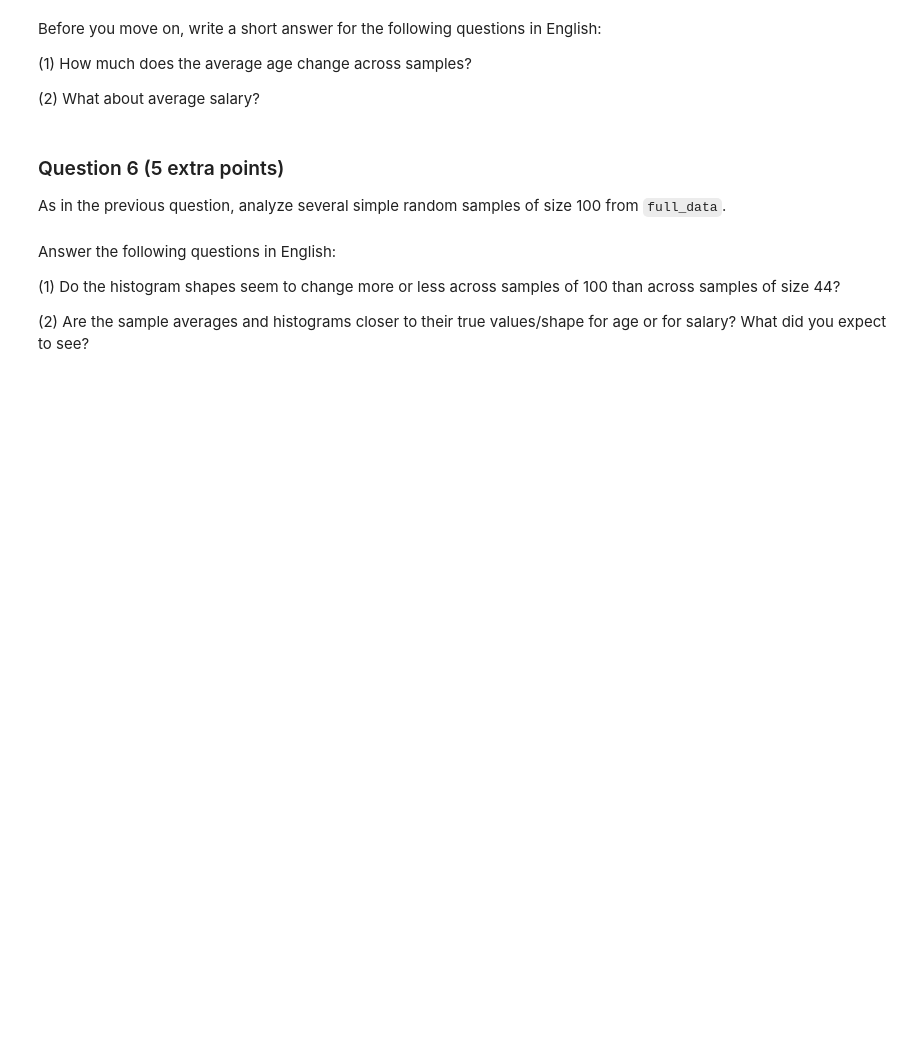
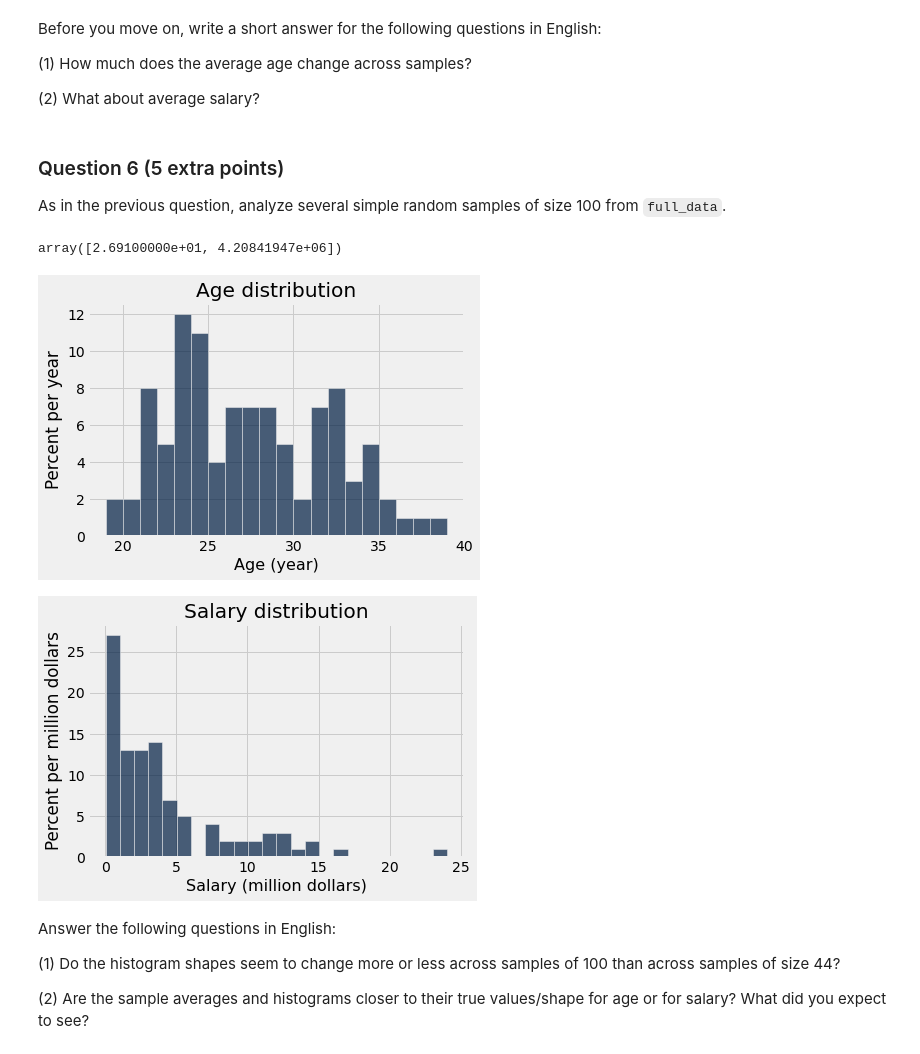
Before and after one commit to Shanmukh451/shanmukhanadh_INFO5502_sPRING2022, a Jupyter notebook: lab_assignment_08.ipynb, the cells around one changed output. Saved outputs shown, nothing was run; the diff lists cells and outputs as text; code cells hidden in the pictures; blank space fills up the shorter version.

```diff
--- a/lab_assignment_08.ipynb
+++ b/lab_assignment_08.ipynb
@@ -212,9 +311,13 @@ Answer:
 ### Question 6 (5 extra points)
 As in the previous question, analyze several simple random samples of size 100 from `full_data`.
 # %%
-my_large_srswor_data = ...
-my_large_stats = ...
+my_large_srswor_data = full_data.sample(100)
+my_large_stats = compute_statistics(my_large_srswor_data)
 my_large_stats
+# %% [output]
+array([2.69100000e+01, 4.20841947e+06])
+[figure, added]
+[figure, added]
 # %% [markdown]
 Answer the following questions in English:
 
```
Also changed, not shown: parts of 24 cells of this notebook.
